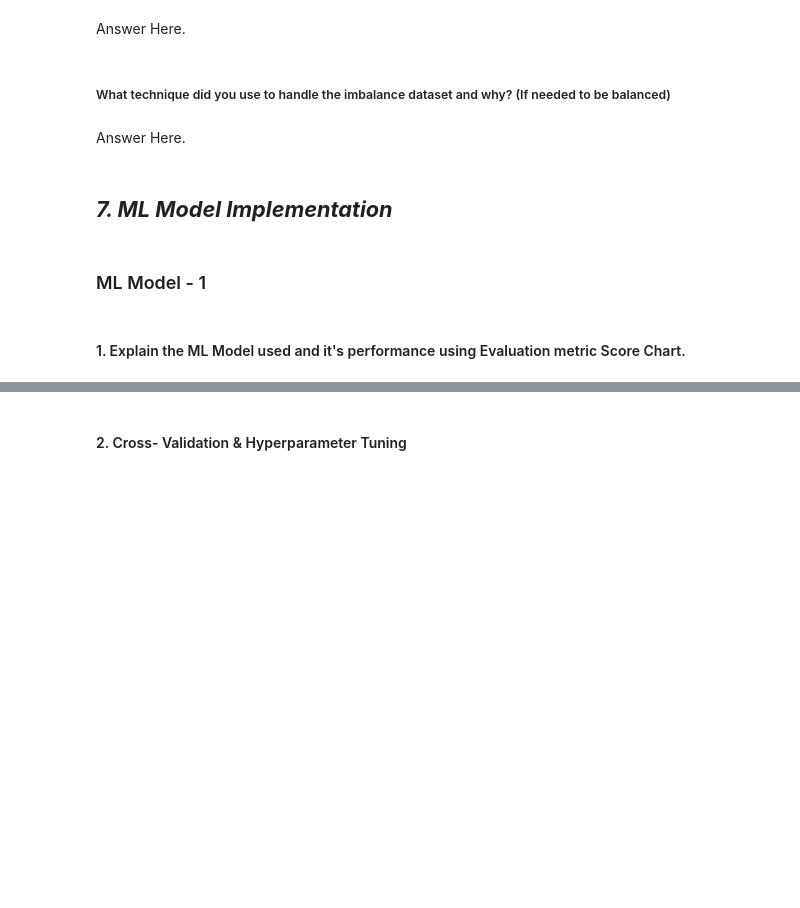
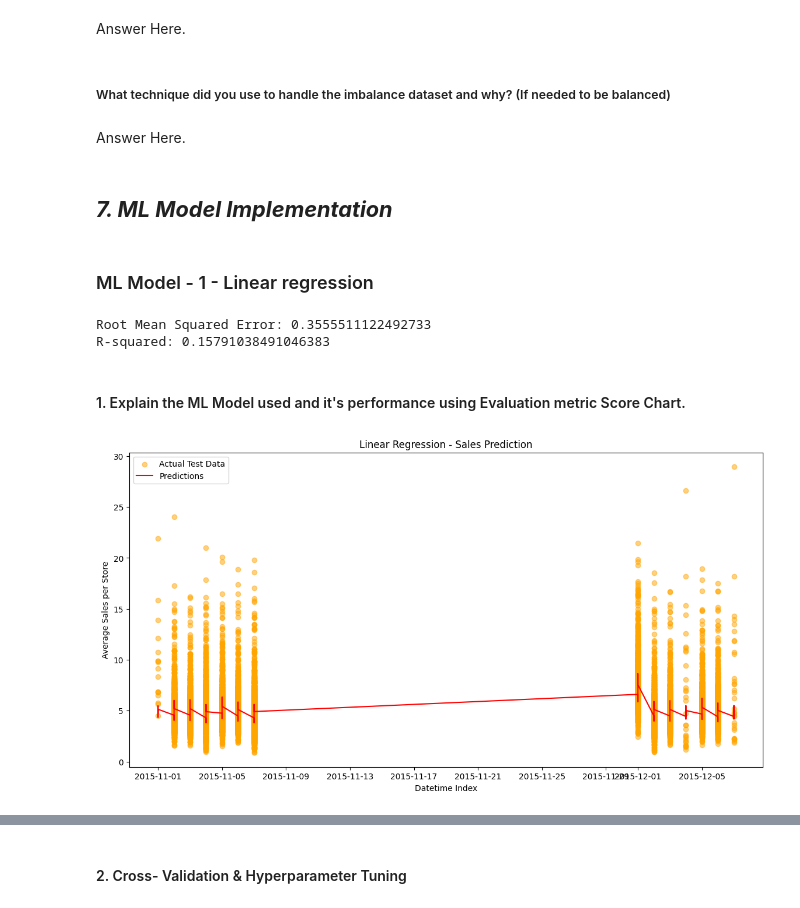
Before and after one commit to satyamkulkarni122/Assignment, a Jupyter notebook: Project_Retail_Sales_Predictions.ipynb, the cells around one changed output, grey strips where cells are left out. Saved outputs shown, nothing was run; the diff lists cells and outputs as text; code cells hidden in the pictures; blank space fills up the shorter version.

```diff
--- a/Project_Retail_Sales_Predictions.ipynb
+++ b/Project_Retail_Sales_Predictions.ipynb
@@ -1520,2 +1598,4 @@ Except above four features all the features can be considered for model training
+# %%
+df2 = df1.copy(deep=True)
 # %% [markdown]
 ### 6. Data Scaling
@@ -1623,4 +1676,4 @@ Answer Here.
 # %% [markdown]
 ## ***7. ML Model Implementation***
 # %% [markdown]
-### ML Model - 1
+### ML Model - 1 - Linear regression
@@ -1633,2 +1680,21 @@ Answer Here.
+# %%
+# Create a linear regression model
+model = LinearRegression()
+
+# Train the model
+model.fit(X_train, y_train)
+
+# Make predictions on the test set
+predictions = model.predict(X_test)
+
+# Evaluate the model
+mse = mean_squared_error(y_test, predictions)
+rmse = mean_squared_error(y_test, predictions, squared=False)  # Calculate RMSE by taking the square root of MSE
+r2 = r2_score(y_test, predictions)
+print(f'Root Mean Squared Error: {rmse}')
+print(f'R-squared: {r2}')
+# %% [output]
+Root Mean Squared Error: 0.3555511122492733
+R-squared: 0.15791038491046383
 # %% [markdown]
 #### 1. Explain the ML Model used and it's performance using Evaluation metric Score Chart.
@@ -1636,0 +1701,28 @@ Answer Here.
+# %%
+num_stores = len(df2.index.get_level_values('Store').unique())
+
+# Assuming X_train, X_test, y_test, and predictions are defined
+
+# Reset the index for X_train and X_test
+X_train_reset = X_train.reset_index()
+X_test_reset = X_test.reset_index()
+
+y_test_original_scale = np.exp(y_test.values) / num_stores
+predictions_original_scale = np.exp(predictions) / num_stores
+
+# Plotting for the entire dataset
+plt.figure(figsize=(14, 7))
+
+# Plotting for test set in original scale
+plt.scatter(X_test_reset['Date'], y_test_original_scale, color='orange', label='Actual Test Data', alpha=0.5)
+
+# Plotting predictions in original scale
+plt.plot(X_test_reset['Date'], predictions_original_scale, label='Predictions', color='red')
+
+plt.title('Linear Regression - Sales Prediction')
+plt.xlabel('Datetime Index')
+plt.ylabel('Average Sales per Store')
+plt.legend()
+plt.show()
+# %% [output]
+[figure, added]
```
Also changed, not shown: parts of 47 cells of this notebook.
